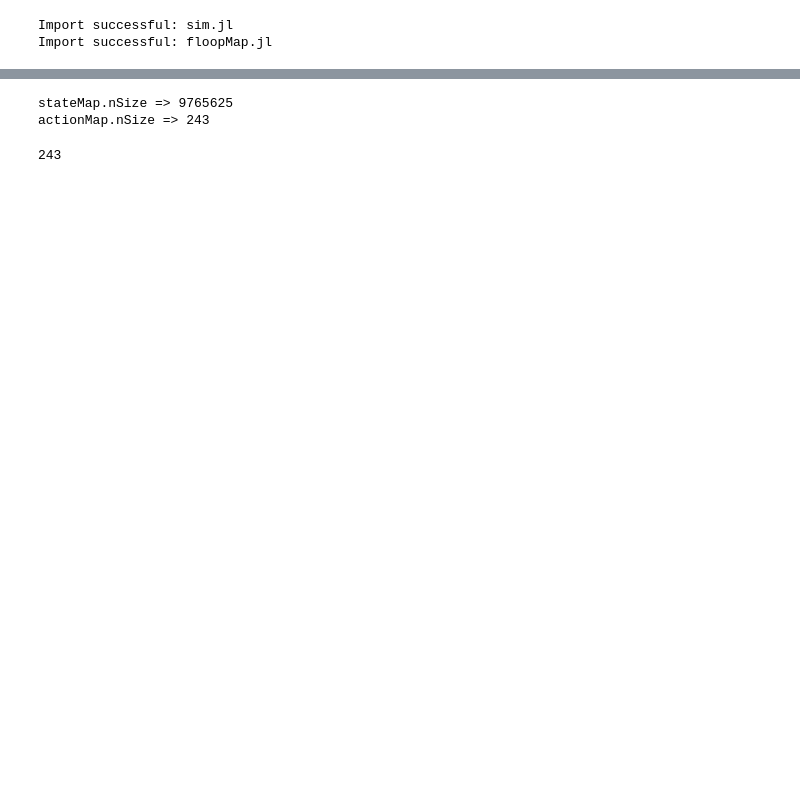
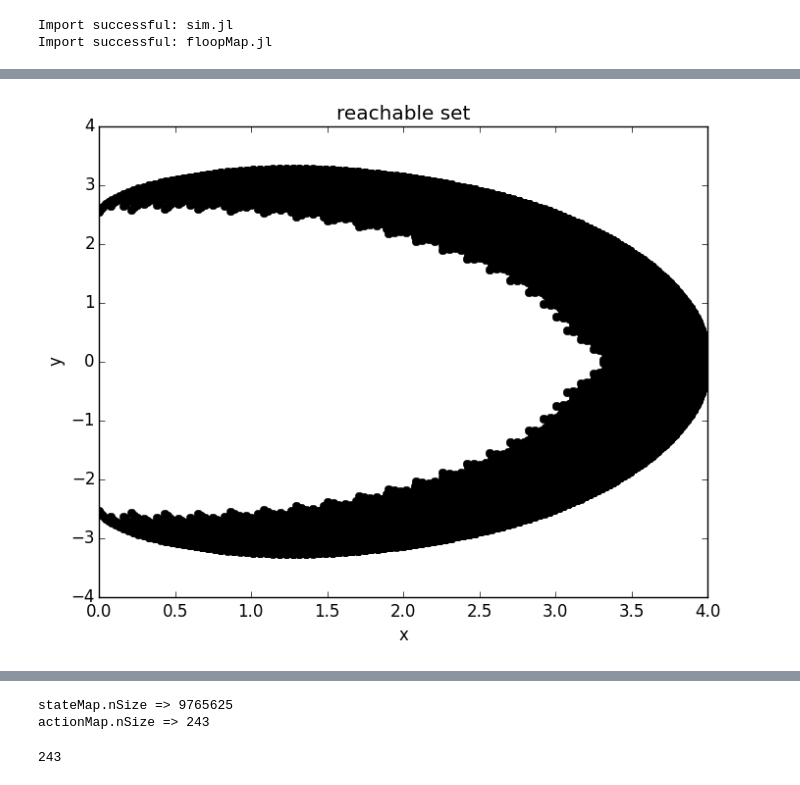
Before and after one commit to k2shah/FLOOP, a Jupyter notebook: KS-sandbox.ipynb, the cells around one changed output, grey strips where cells are left out. Cells and saved outputs as stored; diff of their text form; code cells hidden in the pictures; blank space fills up the shorter version.

```diff
--- a/KS-sandbox.ipynb
+++ b/KS-sandbox.ipynb
@@ -70,0 +86,8 @@ no obstacle collsions founds
+# %%
+ePos=zeros(stateMap.nSize,2) #get end effector pos for each state
+tic()
+for s=1:stateMap.nSize
+    state=ind2eval(s, stateMap)
+    ePos[s,:]=ccQuick(map(deg2rad, state), 1)[end,:]
+end
+toc()
@@ -70,0 +97,8 @@ no obstacle collsions founds
+# %%
+plot(ePos[:,1], ePos[:,2], "ko")
+title("reachable set")
+xlabel("x")
+ylabel("y")
+savefig("reach4.png")
+# %% [output]
+[figure, added]
```
Also changed, not shown: parts of 13 cells of this notebook, 3 other files.
